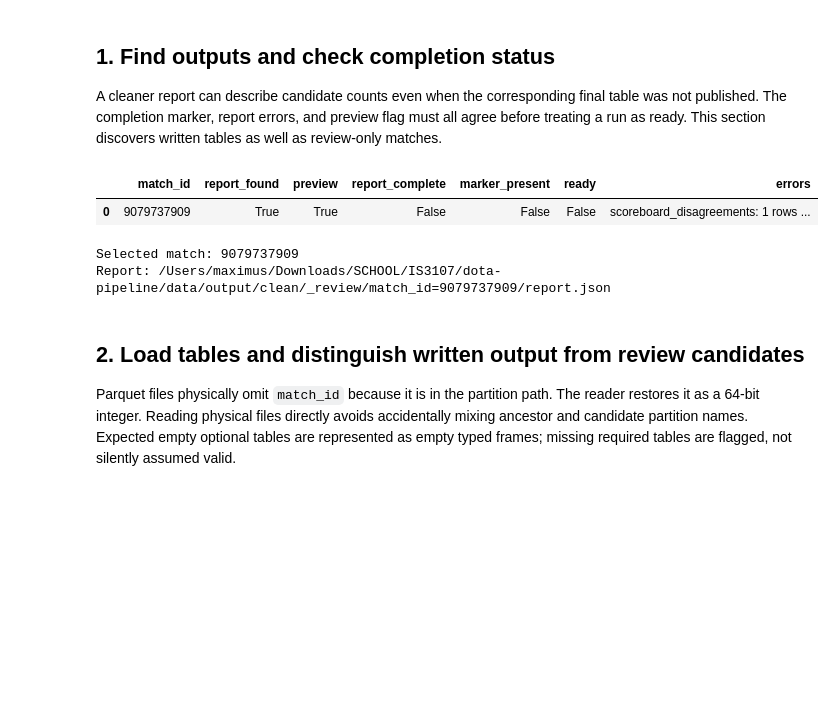
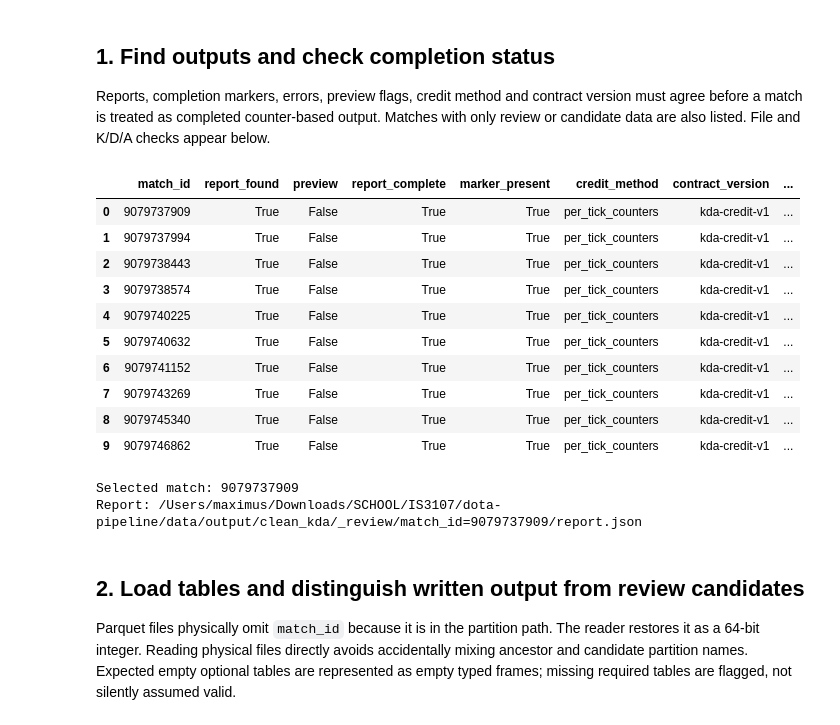
Before and after one commit to kohtw/dota-pipeline, a Jupyter notebook: notebooks/inspect_cleaned.ipynb, the cells around one changed output. Drawn from its saved outputs; the diff is of its cells as text; code cells hidden in the pictures; blank space fills up the shorter version.

```diff
--- a/notebooks/inspect_cleaned.ipynb
+++ b/notebooks/inspect_cleaned.ipynb
@@ -22,12 +31,13 @@ ROOT = next((p for p in [Path.cwd(), *Path.cwd().parents]
              if (p / "warehouse" / "init" / "02_clean_tables.sql").is_file()), None)
 if ROOT is None:
     raise RuntimeError("Open this notebook from the dota-pipeline repository.")
-CLEAN_DIR = ROOT / "data" / "output" / "clean"
+CLEAN_DIR = ROOT / "data" / "output" / "clean_kda"
 FOCUS_MATCH_ID = 9079737909  # Use None to select the first discovered match.
 pd.set_option("display.max_columns", 30)
 pd.set_option("display.max_colwidth", 100)
 
-# Read expected columns, types, and keys from the actual warehouse DDL, without importing Spark.
+# Read the expected output schema, including credit fields, from the current
+# warehouse DDL. No Spark import is required.
 SQL_TYPES = {"BIGINT": pa.int64(), "INTEGER": pa.int32(), "DOUBLE PRECISION": pa.float64(),
              "TEXT": pa.string(), "BOOLEAN": pa.bool_()}
 specs = {}
@@ -49,52 +59,74 @@ for table, body in re.findall(r"CREATE TABLE IF NOT EXISTS clean\.(\w+)\s*\((.*?
     specs[table] = {"columns": columns, "key": key}
 if len(specs) != 9:
     raise RuntimeError("Expected nine warehouse clean-table definitions; inspect the DDL parser.")
+CREDIT_METHOD = "per_tick_counters"
+CONTRACT_VERSION = "kda-credit-v1"
+for table, required in {"deaths": {"credited_killer_slot", "link_status"},
+                        "death_assists": {"same_side"}}.items():
+    actual = {column["column"] for column in specs[table]["columns"]}
+    if not required.issubset(actual):
+        raise RuntimeError(f"Warehouse DDL is missing counter-credit fields: {table}")
 OPTIONAL_EMPTY = {"purchases", "death_assists"}
 # %% [markdown]
 ## 1. Find outputs and check completion status
 
-A cleaner report can describe candidate counts even when the corresponding final table was not
-published. The completion marker, report errors, and preview flag must all agree before treating
-a run as ready. This section discovers written tables as well as review-only matches.
+Reports, completion markers, errors, preview flags, credit method and contract version
+must agree before a match is treated as completed counter-based output. Matches with
+only review or candidate data are also listed. File and K/D/A checks appear below.
 # %%
 match_ids = set()
 for folder in [*(CLEAN_DIR / t for t in specs), CLEAN_DIR / "_review", CLEAN_DIR / "_complete"]:
     for p in folder.glob("match_id=*"):
         suffix = p.name.split("=", 1)[1]
         if suffix.isdigit():
             match_ids.add(int(suffix))
 match_ids = sorted(match_ids)
 if not match_ids:
     raise RuntimeError(f"No clean outputs found under {CLEAN_DIR}. Run the cleaner first.")
 reports = {}; run_rows = []
 for mid in match_ids:
     path = CLEAN_DIR / "_review" / f"match_id={mid}" / "report.json"
     report = json.loads(path.read_text()) if path.exists() else None
     if report is not None and report.get("match_id") != mid:
         raise ValueError(f"Report match ID disagrees with its folder: {path}")
     reports[mid] = report
     marker = CLEAN_DIR / "_complete" / f"match_id={mid}"
     marker_present = marker.exists() and any(p.is_file() for p in marker.rglob("*"))
-    ready = bool(marker_present and report and report.get("complete")
-                 and not report.get("preview") and not report.get("errors"))
+    ready = bool(marker_present and report and report.get("complete") is True
+                 and report.get("preview") is False and report.get("errors") == []
+                 and report.get("credit_method") == CREDIT_METHOD
+                 and report.get("contract_version") == CONTRACT_VERSION)
     run_rows.append({"match_id": mid, "report_found": report is not None,
         "preview": report.get("preview") if report else None,
         "report_complete": report.get("complete") if report else None,
-        "marker_present": marker_present, "ready": ready,
+        "marker_present": marker_present,
+        "credit_method": report.get("credit_method") if report else None,
+        "contract_version": report.get("contract_version") if report else None,
+        "ready": ready,
         "errors": "; ".join(report.get("errors", [])) if report else "Report missing"})
 run_status = pd.DataFrame(run_rows)
 display(run_status)
 MATCH_ID = FOCUS_MATCH_ID if FOCUS_MATCH_ID is not None else match_ids[0]
 if MATCH_ID not in match_ids:
     raise ValueError(f"Match {MATCH_ID} has no output. Choose one from {match_ids}.")
 report = reports[MATCH_ID]
 print("Selected match:", MATCH_ID)
 print("Report:", CLEAN_DIR / "_review" / f"match_id={MATCH_ID}" / "report.json")
+SELECTED_READY = bool(run_status.loc[run_status["match_id"].eq(MATCH_ID), "ready"].iloc[0])
 # %% [output]
-|  | match_id | report_found | preview | report_complete | marker_present | ready | errors |
-| 0 | 9079737909 | True | True | False | False | False | scoreboard_disagreements: 1 rows ... |
+|  | match_id | report_found | preview | report_complete | marker_present | credit_method | contract_version | ... |
+| 0 | 9079737909 | True | False | True | True | per_tick_counters | kda-credit-v1 | ... |
+| 1 | 9079737994 | True | False | True | True | per_tick_counters | kda-credit-v1 | ... |
+| 2 | 9079738443 | True | False | True | True | per_tick_counters | kda-credit-v1 | ... |
+| 3 | 9079738574 | True | False | True | True | per_tick_counters | kda-credit-v1 | ... |
+| 4 | 9079740225 | True | False | True | True | per_tick_counters | kda-credit-v1 | ... |
+| 5 | 9079740632 | True | False | True | True | per_tick_counters | kda-credit-v1 | ... |
+| 6 | 9079741152 | True | False | True | True | per_tick_counters | kda-credit-v1 | ... |
+| 7 | 9079743269 | True | False | True | True | per_tick_counters | kda-credit-v1 | ... |
+| 8 | 9079745340 | True | False | True | True | per_tick_counters | kda-credit-v1 | ... |
+| 9 | 9079746862 | True | False | True | True | per_tick_counters | kda-credit-v1 | ... |
 Selected match: 9079737909
-Report: /Users/maximus/Downloads/SCHOOL/IS3107/dota-pipeline/data/output/clean/_review/match_id=9079737909/report.json
+Report: /Users/maximus/Downloads/SCHOOL/IS3107/dota-pipeline/data/output/clean_kda/_review/match_id=9079737909/report.json
 # %% [markdown]
 ## 2. Load tables and distinguish written output from review candidates
 
```
Also changed, not shown: parts of 16 cells of this notebook, 49 other files.
